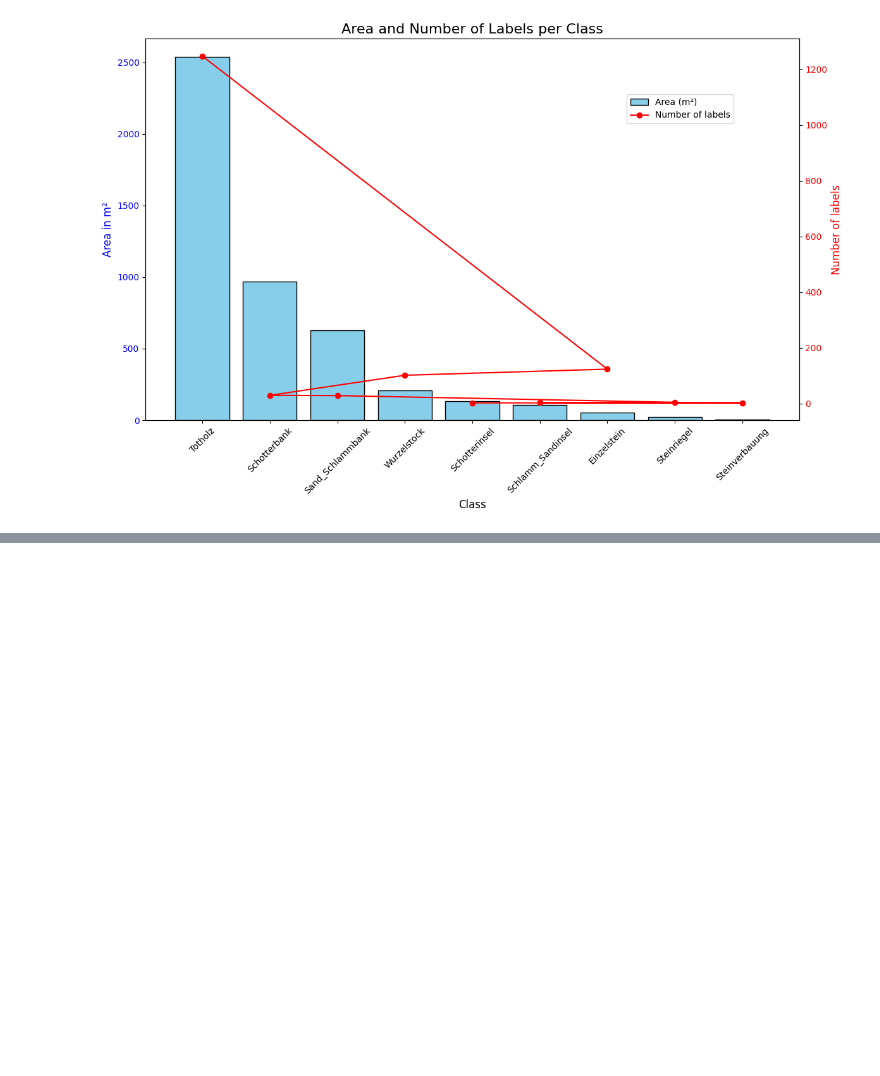
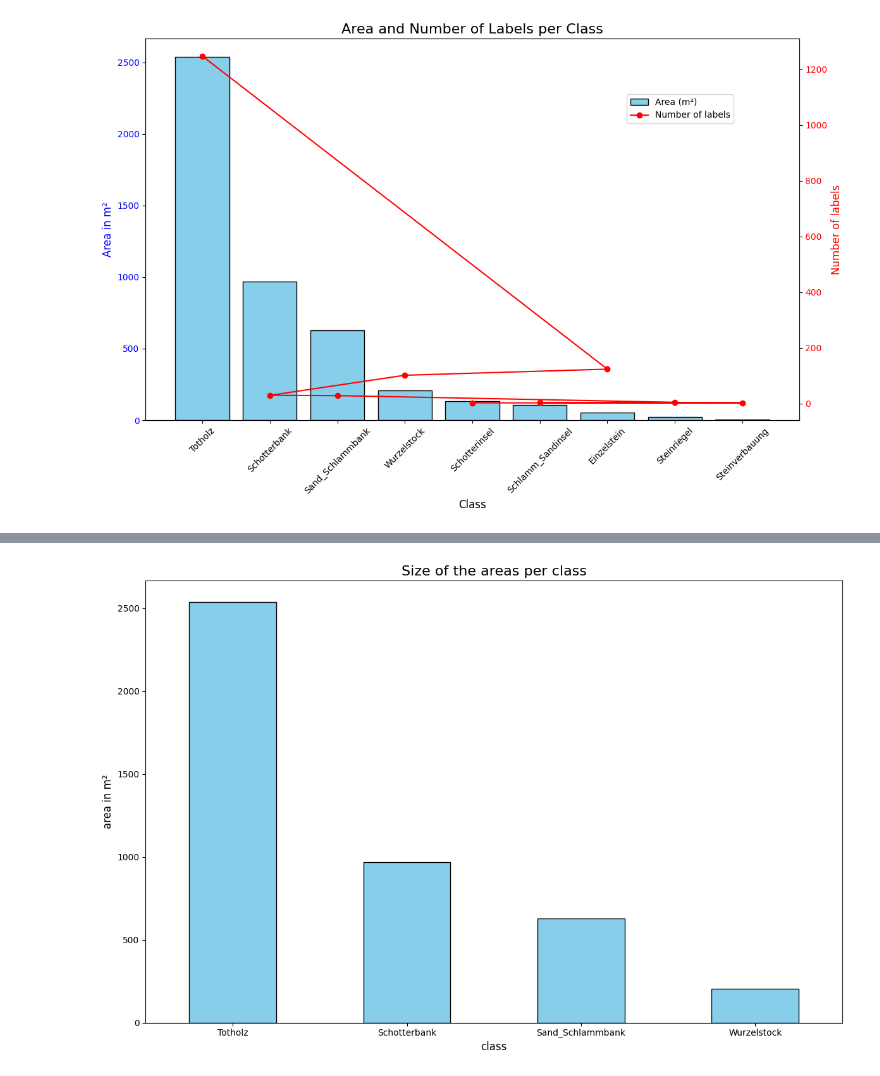
Before and after one commit to hiebschi/MoSE, a Jupyter notebook: notebooks/01_preprocessing/01.1_load_and_explore_data.ipynb, the cells around one changed output, grey strips where cells are left out. Cells and saved outputs as stored; diff of their text form; code cells hidden in the pictures; blank space fills up the shorter version.

```diff
--- a/notebooks/01_preprocessing/01.1_load_and_explore_data.ipynb
+++ b/notebooks/01_preprocessing/01.1_load_and_explore_data.ipynb
@@ -379,0 +449,12 @@ plt.show()
+# %%
+# size of areas per class
+plt.figure(figsize=(12, 8))
+area_per_class_filt.plot(kind="bar", color="skyblue", edgecolor="black")
+plt.title("Size of the areas per class", fontsize=16)
+plt.xlabel("class", fontsize=12)
+plt.ylabel("area in m²", fontsize=12)
+plt.xticks(rotation=0)
+plt.tight_layout()
+plt.show()
+# %% [output]
+[figure, added]
```
Also changed, not shown: parts of 8 cells of this notebook.
